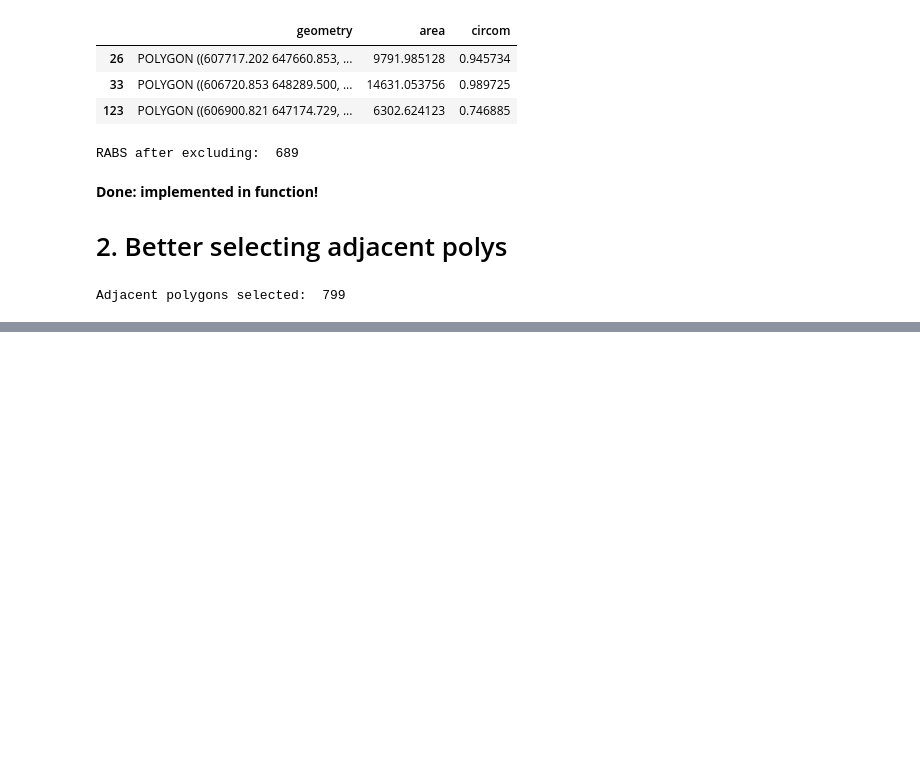
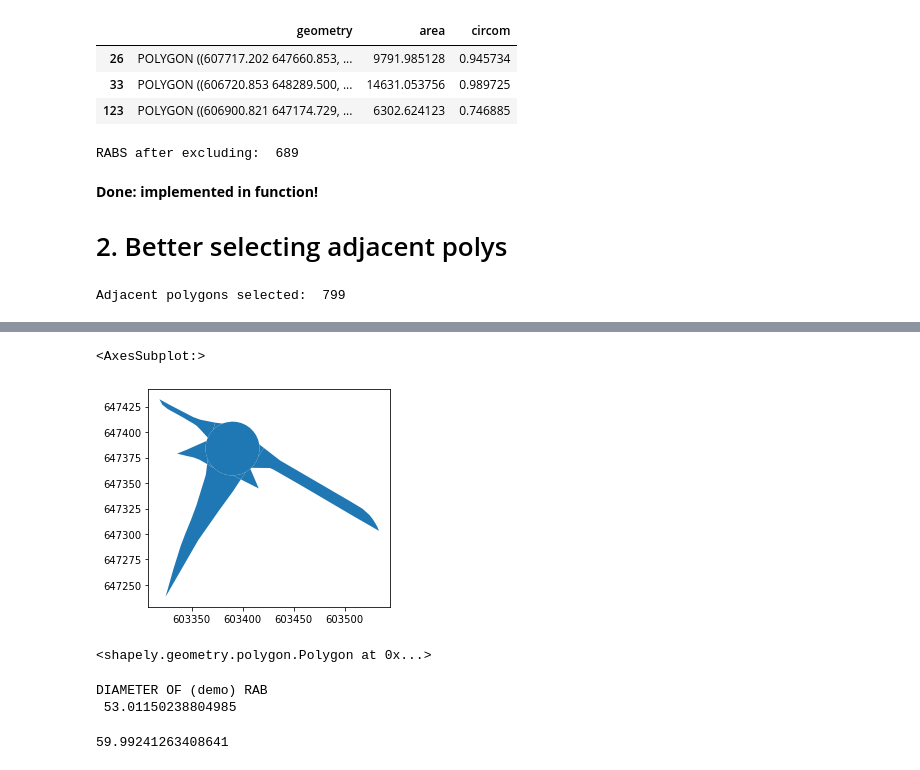
Before and after one commit to gregmaya/gsoc2022_network_simpl, a Jupyter notebook: iv_finetuning_selecting_rabs.ipynb, the cells around one changed output, grey strips where cells are left out. Drawn from its saved outputs; the diff is of its cells as text; code cells hidden in the pictures; blank space fills up the shorter version.

```diff
--- a/iv_finetuning_selecting_rabs.ipynb
+++ b/iv_finetuning_selecting_rabs.ipynb
@@ -85,0 +91,25 @@ or_rabs.boxplot(figsize = (25,10),column=['area_left'], by = ['adjacent_polys'])
+# %%
+#selecting the set with multiple adjacent polys
+multi_idx = or_rabs[or_rabs.adjacent_polys == 9].index[0]
+rab[rab.index_right == multi_idx ].plot()
+# %% [output]
+<AxesSubplot:>
+[figure, added]
+# %%
+rab[rab.index_right == multi_idx].iloc[4].geometry
+# %% [output]
+<shapely.geometry.polygon.Polygon at 0x...>
+# %%
+#need to create a for loop for each original RAB (index == index_right)
+minx, miny, maxx, maxy = rab.loc[multi_idx].geometry.bounds
+rab_diameter = maxx - minx
+print('DIAMETER OF (demo) RAB\n',rab_diameter)
+# %% [output]
+DIAMETER OF (demo) RAB
+ 53.01150238804985
+# %%
+base_rab = rab.loc[multi_idx].geometry
+h_dist = base_rab.hausdorff_distance(rab[rab.index_right == multi_idx].iloc[4].geometry)
+h_dist
+# %% [output]
+59.99241263408641
```
Also changed, not shown: parts of 7 cells of this notebook, 1 other file.
